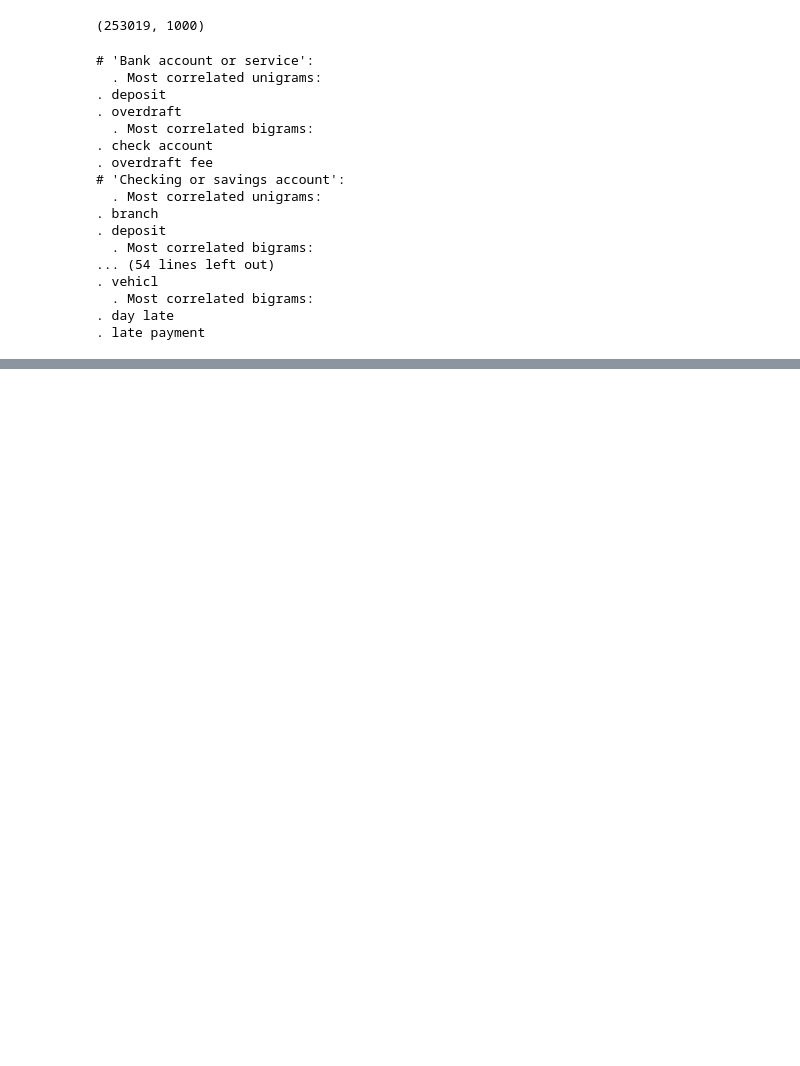
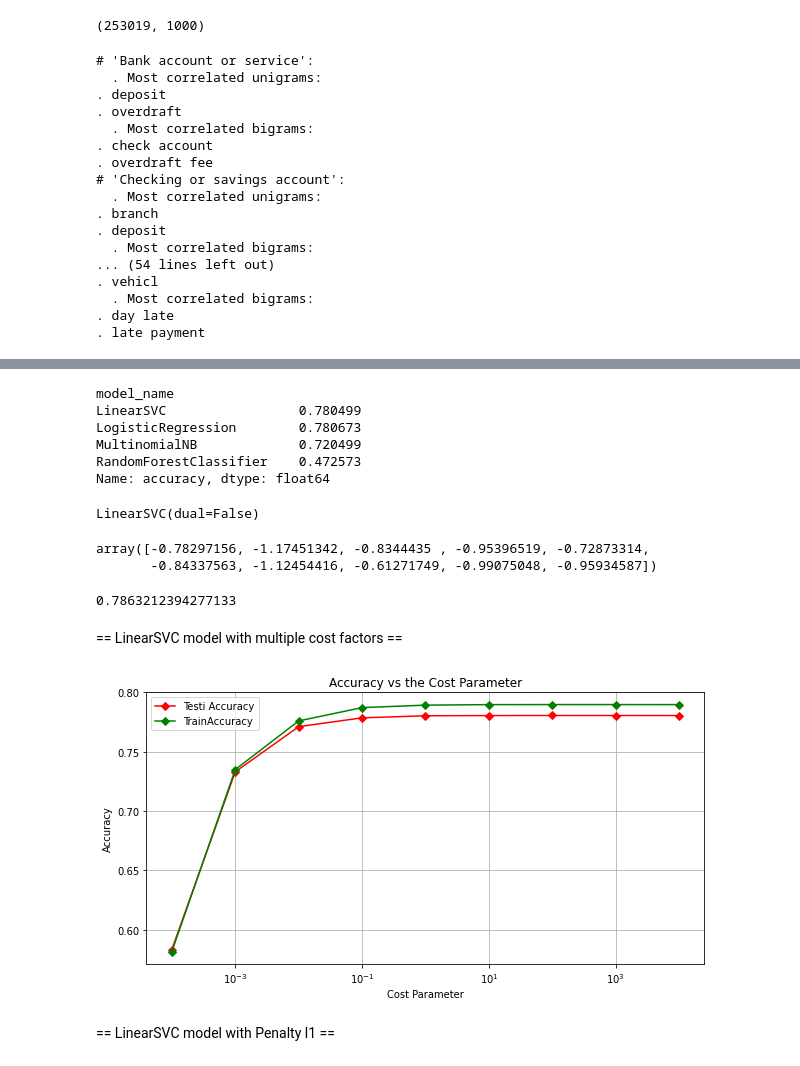
Before and after one commit to AdithyaKahawanugoda/ML_Assignment2_IT19105208_IT19091044_IT19105826_IT19170480, a Jupyter notebook: run.ipynb, the cells around one changed output, grey strips where cells are left out. Drawn from its saved outputs; the diff is of its cells as text; code cells hidden in the pictures; blank space fills up the shorter version.

```diff
--- a/run.ipynb
+++ b/run.ipynb
@@ -257,0 +304,62 @@ for Product, cid in sorted(category_to_id.items()):
+# %%
+cv_df.groupby('model_name').accuracy.mean() # Display accuracy score of each model
+# %% [output]
+model_name
+LinearSVC                 0.780499
+LogisticRegression        0.780673
+MultinomialNB             0.720499
+RandomForestClassifier    0.472573
+Name: accuracy, dtype: float64
+# %%
+modelSVC = LinearSVC(dual=False)
+modelSVC.fit(features, labels)
+# %% [output]
+LinearSVC(dual=False)
+# %%
+modelSVC.coef_
+modelSVC.intercept_
+# %% [output]
+array([-0.78297156, -1.17451342, -0.8344435 , -0.95396519, -0.72873314,
+       -0.84337563, -1.12454416, -0.61271749, -0.99075048, -0.95934587])
+# %%
+pred = modelSVC.predict(X_test)
+# %%
+accuracy_score(y_test, pred)
+# %% [output]
+0.7863212394277133
+# %% [markdown]
+== LinearSVC model with multiple cost factors ==
+# %%
+accuracy = []
+acc_train = []
+coefficient = []
+for c in [0.0001,0.001,0.01,0.1,1,10,100,1000,10000]:
+    svm = LinearSVC(dual=False, C=c)
+    svm.fit(X_train, y_train)
+    coef = svm.coef_
+
+    p_train = svm.predict(X_train)
+    a_train = accuracy_score(y_train, p_train)
+
+    pred = svm.predict(X_test)
+    a = accuracy_score(y_test, pred)
+
+    coefficient.append(coef)
+    acc_train.append(a_train)
+    accuracy.append(a)
+# %%
+cp = [0.0001,0.001,0.01,0.1,1,10,100,1000,10000]
+
+plt.subplots(figsize=(10, 5))
+plt.semilogx(cp, accuracy,'-gD' ,color='red' , label="Testi Accuracy")
+plt.semilogx(cp, acc_train,'-gD' , label="TrainAccuracy")
+plt.grid(True)
+plt.xlabel("Cost Parameter")
+plt.ylabel("Accuracy")
+plt.legend()
+plt.title('Accuracy vs the Cost Parameter')
+plt.show()
+# %% [output]
+[figure, added]
+# %% [markdown]
+== LinearSVC model with Penalty l1 ==
```
Also changed, not shown: parts of 9 cells of this notebook.
